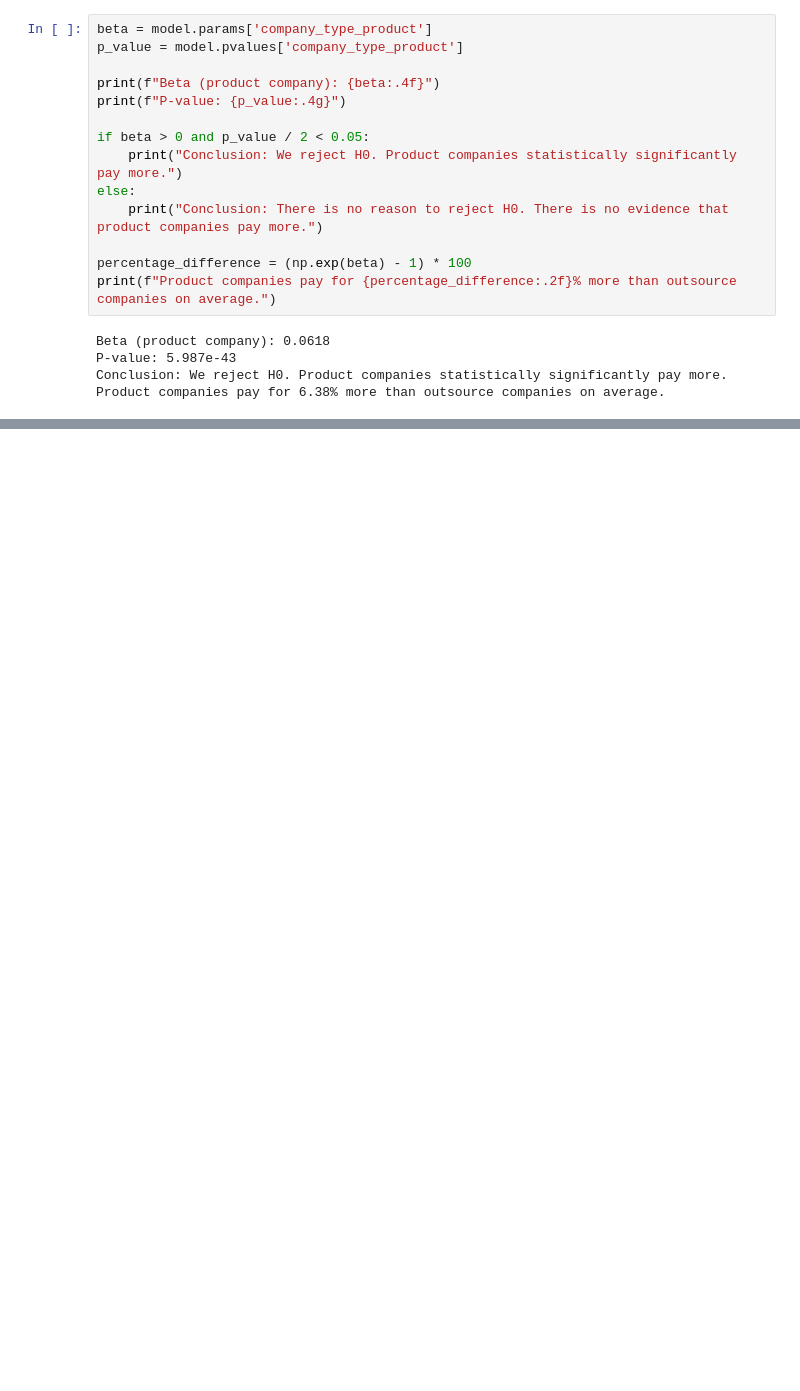
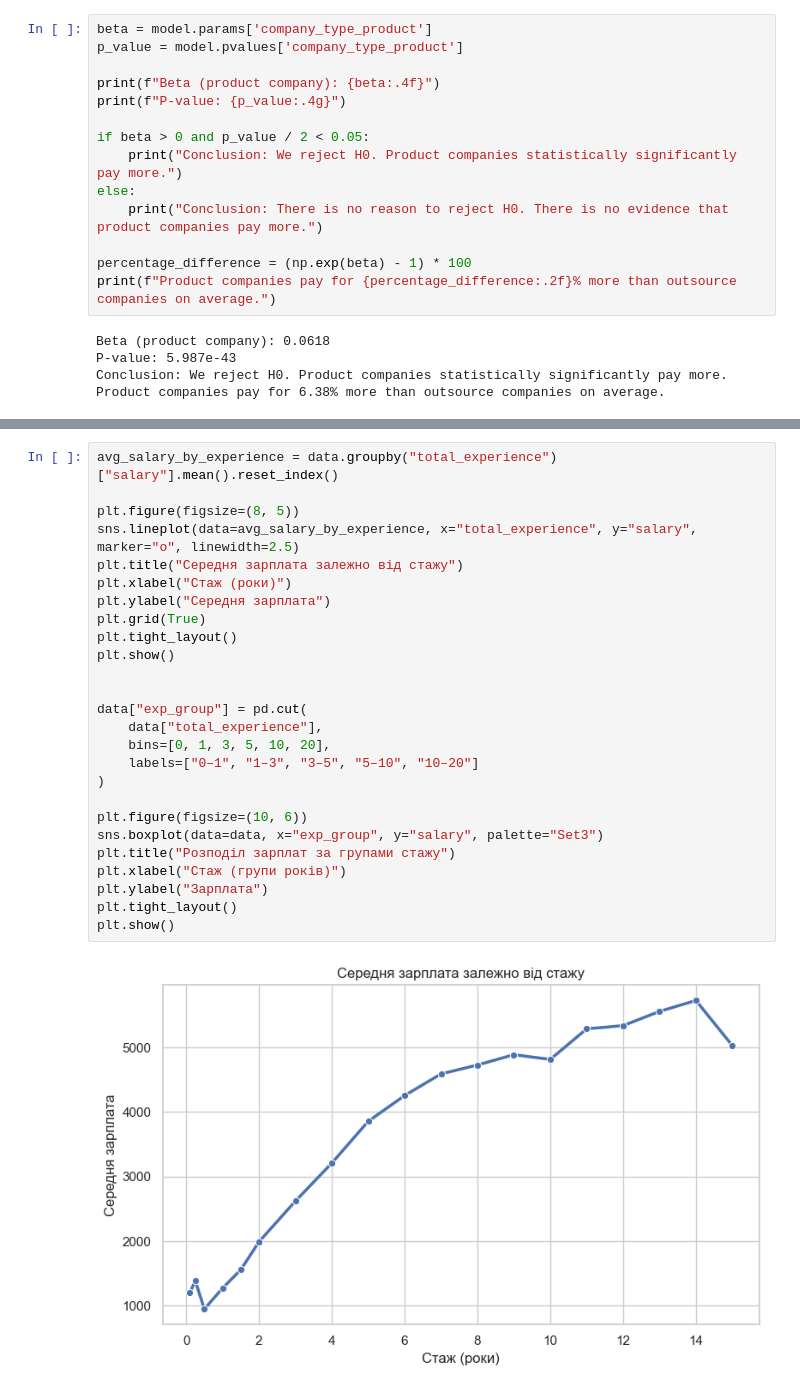
Before and after one commit to Danylo-Ik/Econometrics-Project-IT, a Jupyter notebook: it_salaries.ipynb, the cells around one changed output, grey strips where cells are left out. Drawn from its saved outputs; the diff is of its cells as text; blank space fills up the shorter version.

```diff
--- a/it_salaries.ipynb
+++ b/it_salaries.ipynb
@@ -372,0 +486,28 @@ Product companies pay for 6.38% more than outsource companies on average.
+# %%
+avg_salary_by_experience = data.groupby("total_experience")["salary"].mean().reset_index()
+
+plt.figure(figsize=(8, 5))
+sns.lineplot(data=avg_salary_by_experience, x="total_experience", y="salary", marker="o", linewidth=2.5)
+plt.title("Середня зарплата залежно від стажу")
+plt.xlabel("Стаж (роки)")
+plt.ylabel("Середня зарплата")
+plt.grid(True)
+plt.tight_layout()
+plt.show()
+
+
+data["exp_group"] = pd.cut(
+    data["total_experience"],
+    bins=[0, 1, 3, 5, 10, 20],
+    labels=["0–1", "1–3", "3–5", "5–10", "10–20"]
+)
+
+plt.figure(figsize=(10, 6))
+sns.boxplot(data=data, x="exp_group", y="salary", palette="Set3")
+plt.title("Розподіл зарплат за групами стажу")
+plt.xlabel("Стаж (групи років)")
+plt.ylabel("Зарплата")
+plt.tight_layout()
+plt.show()
+# %% [output]
+[figure, added]
```
Also changed, not shown: parts of 13 cells of this notebook.
